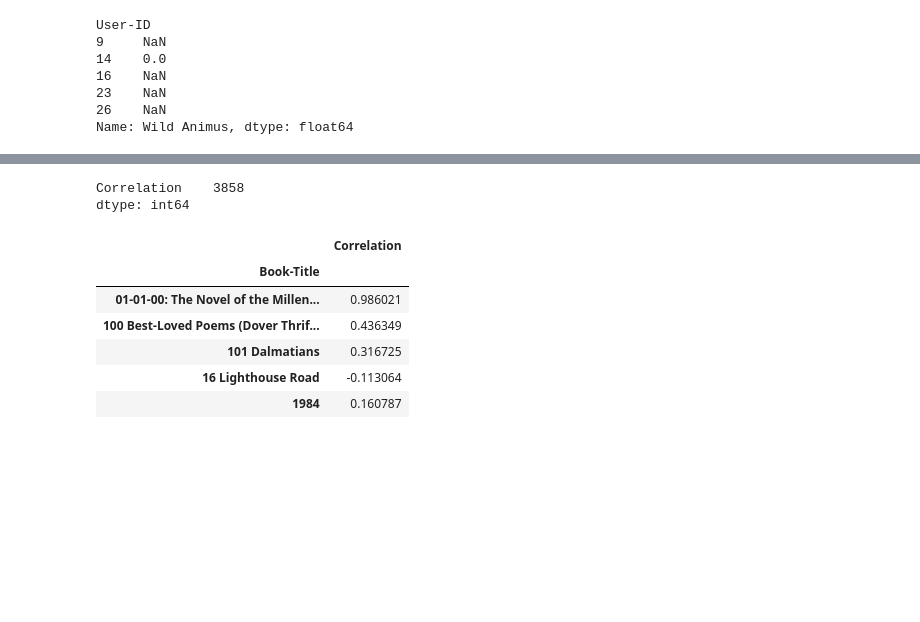
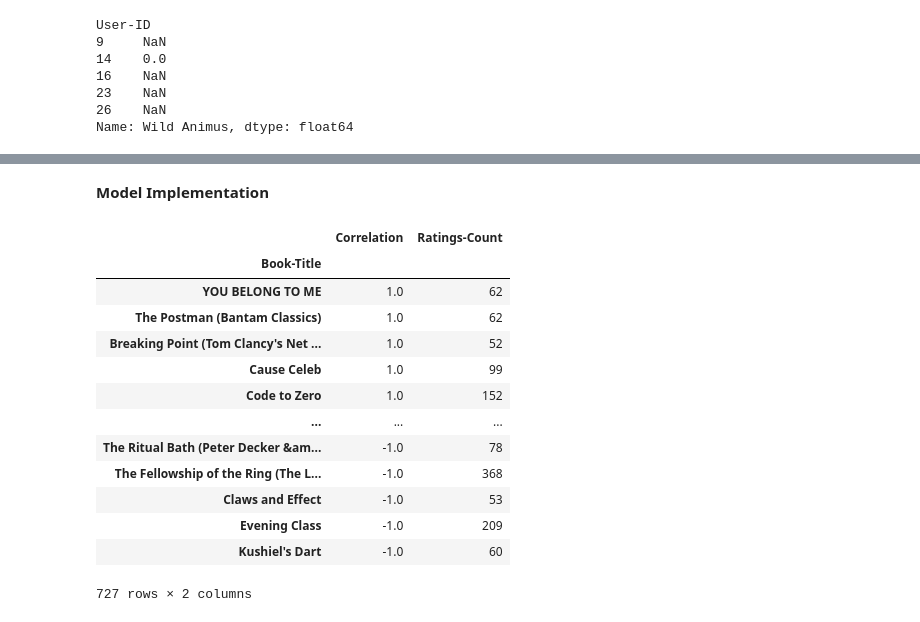
Before and after one commit to Narayan718/unsupervised, a Jupyter notebook: recommendation model.ipynb, the cells around one changed output, grey strips where cells are left out. Cells and saved outputs as stored; diff of their text form; code cells hidden in the pictures; blank space fills up the shorter version.

Commit message:
model selection

```diff
--- a/recommendation model.ipynb
+++ b/recommendation model.ipynb
@@ -378,3 +378,6 @@ data.head()
 | 2 | 6543 | 034545104X | 0 | strafford, missouri, usa | 34.000000 | Flesh Tones: A Novel | M. J. Rose | 2002 | ... |
 | 3 | 8680 | 034545104X | 5 | st. charles county, missouri, usa | 2.000000 | Flesh Tones: A Novel | M. J. Rose | 2002 | ... |
 | 4 | 10314 | 034545104X | 9 | beaverton, oregon, usa | 34.751434 | Flesh Tones: A Novel | M. J. Rose | 2002 | ... |
+# %%
+ratings = pd.DataFrame(data.groupby('Book-Title').mean()['Book-Rating'])
+ratings.head()
@@ -380,0 +392,3 @@ data.head()
+# %%
+ratings['Ratings-Count'] = pd.DataFrame(data.groupby('Book-Title').count()['Book-Rating'])
+ratings.head()
@@ -400,8 +422,8 @@ data.head()
 # **Recommendation Model**
 # %%
 #building the recommendation model
-book_rec = data.pivot_table(index='User-ID', columns='Book-Title', values='Book-Rating')
-book_rec
+book_matrix = data.pivot_table(index='User-ID', columns='Book-Title', values='Book-Rating')
+book_matrix
 # %% [output]
 | Book-Title | 007 El Mundo Nunca Es Suficiente | 01-01-00: A Novel of the Millennium | 01-01-00: The Novel of the Millen... | 100 Best-Loved Poems (Dover Thrif... | ... |
 | User-ID |  |  |  |  | ... |
@@ -458,5 +457,0 @@ wild_animus_corr.head()
-# %%
-wild_animus_corr.isnull().sum()
-# %% [output]
-Correlation    3858
-dtype: int64
@@ -465,10 +458,28 @@ wild_animus_corr.dropna(inplace=True)
-# %%
-wild_animus_corr.head()
-# %% [output]
-|  | Correlation |
-| Book-Title |  |
-| 01-01-00: The Novel of the Millen... | 0.986021 |
-| 100 Best-Loved Poems (Dover Thrif... | 0.436349 |
-| 101 Dalmatians | 0.316725 |
-| 16 Lighthouse Road | -0.113064 |
-| 1984 | 0.160787 |
+# %% [markdown]
+**Model Implementation**
+# %%
+def rec_book(book_name):
+    data = book_matrix[book_name]
+    similar_to_book_name = book_matrix.corrwith(data)
+    corr_book_name = pd.DataFrame(similar_to_book_name, columns=['Correlation'])
+    corr_book_name.dropna(inplace=True)
+    corr_book_name = corr_book_name.join(ratings['Ratings-Count'])
+    result = corr_book_name[corr_book_name['Ratings-Count'] > 50].sort_values('Correlation', ascending=False)
+    return result
+# %%
+rec_book('Life of Pi')
+# %% [output]
+|  | Correlation | Ratings-Count |
+| Book-Title |  |  |
+| YOU BELONG TO ME | 1.0 | 62 |
+| The Postman (Bantam Classics) | 1.0 | 62 |
+| Breaking Point (Tom Clancy's Net ... | 1.0 | 52 |
+| Cause Celeb | 1.0 | 99 |
+| Code to Zero | 1.0 | 152 |
+| ... | ... | ... |
+| The Ritual Bath (Peter Decker &am... | -1.0 | 78 |
+| The Fellowship of the Ring (The L... | -1.0 | 368 |
+| Claws and Effect | -1.0 | 53 |
+| Evening Class | -1.0 | 209 |
+| Kushiel's Dart | -1.0 | 60 |
+727 rows × 2 columns
```
Also changed, not shown: parts of 7 cells of this notebook.
